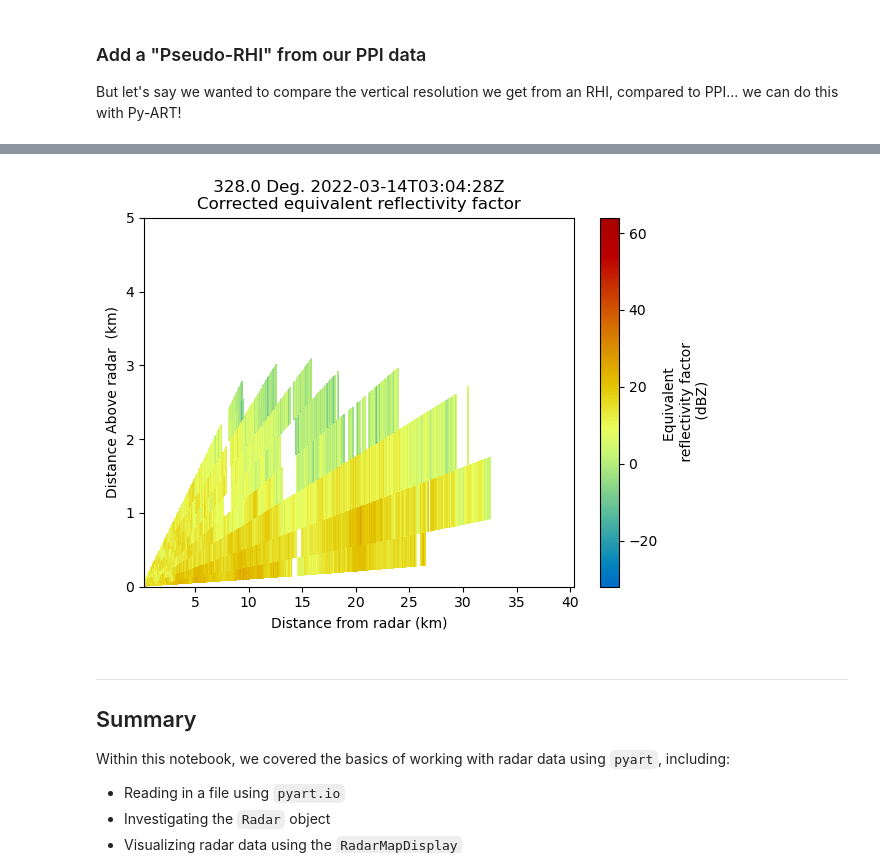
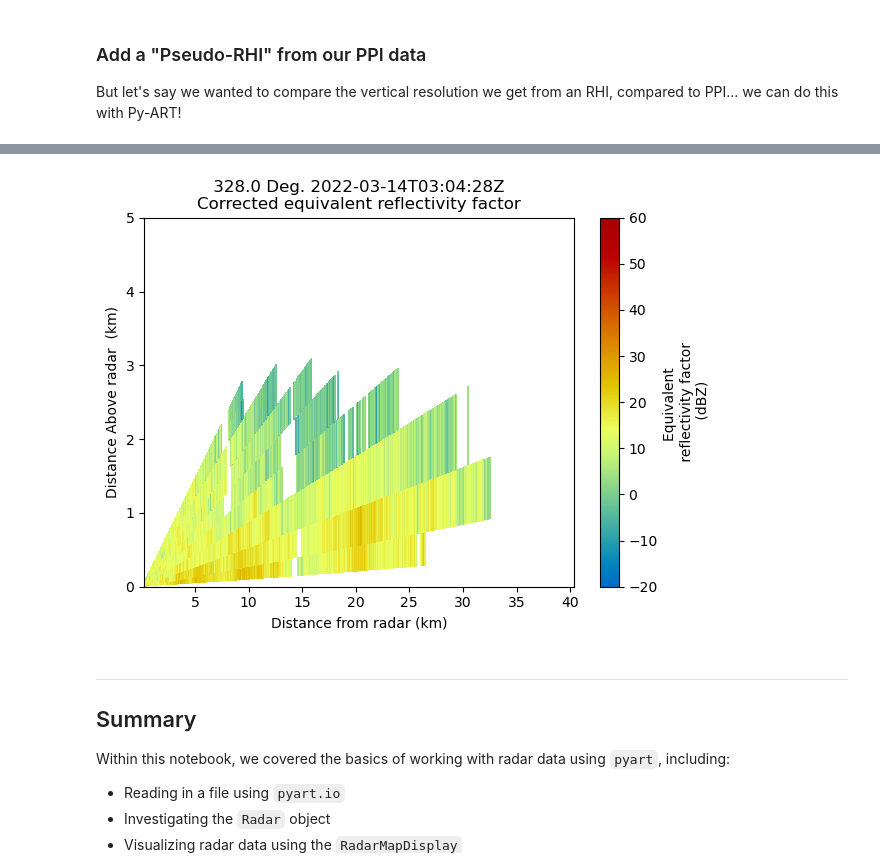
Before and after one commit to mgrover1/mscar-python-workshop-2022, a Jupyter notebook: notebooks/pyart/pyart-basics.ipynb, the cells around one changed output, grey strips where cells are left out. Saved outputs shown, nothing was run; the diff lists cells and outputs as text; code cells hidden in the pictures.

```diff
--- a/notebooks/pyart/pyart-basics.ipynb
+++ b/notebooks/pyart/pyart-basics.ipynb
@@ -352,11 +360,11 @@ Now, notice a few things in this plot
 # %%
 colorbar_label = 'Equivalent \n reflectivity factor \n (dBZ)'
 display = pyart.graph.RadarDisplay(xsect)
-display.plot('corrected_reflectivity', 0, vmin=-32, vmax=64., colorbar_label=colorbar_label)
+display.plot('corrected_reflectivity', 0, vmin=-20, vmax=60, colorbar_label=colorbar_label)
 plt.ylim(0, 5)
 plt.tight_layout()
 # %% [output]
-[figure, old version]
+[figure, new version]
 # %% [markdown]
 ---
 ## Summary
```
Also changed, not shown: parts of 3 cells of this notebook.
